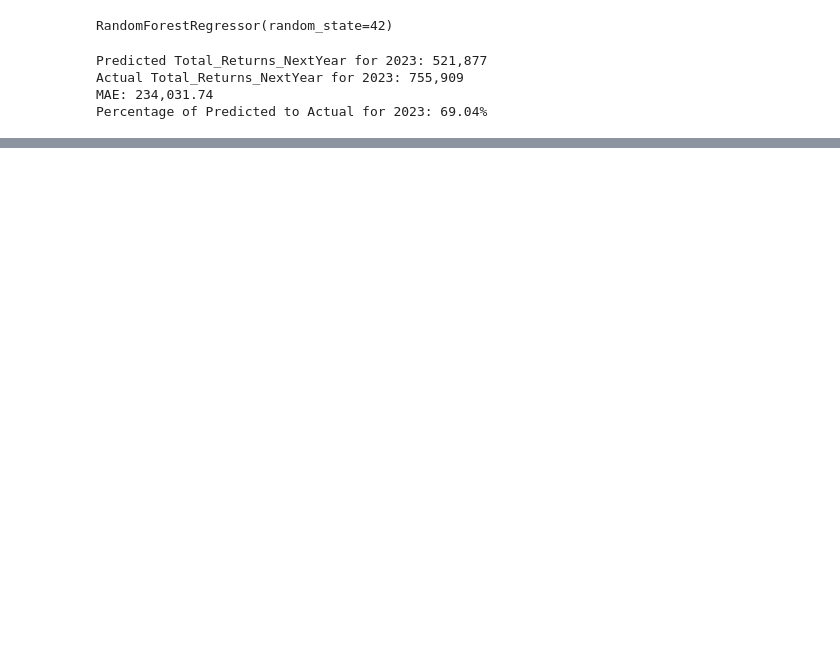
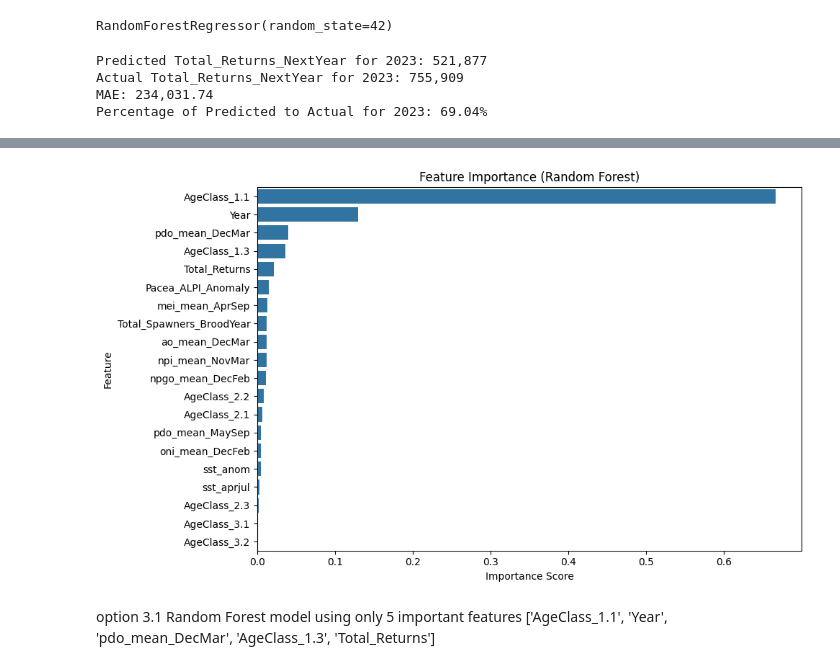
Before and after one commit to schmidj/PredictSalmonRuns, a Jupyter notebook: murilo_salmon/new_data_model01.ipynb, the cells around one changed output, grey strips where cells are left out. Saved outputs shown, nothing was run; the diff lists cells and outputs as text; code cells hidden in the pictures; blank space fills up the shorter version.

Commit message:
update file, some models and one prediction for 2025 Columbia River

```diff
--- a/murilo_salmon/new_data_model01.ipynb
+++ b/murilo_salmon/new_data_model01.ipynb
@@ -586,0 +800,18 @@ Percentage of Predicted to Actual for 2023: 69.04%
+# %%
+importances = model_rf.feature_importances_
+sorted_idx = np.argsort(importances)[::-1]
+sorted_features = [feature_cols[i] for i in sorted_idx]
+
+plt.figure(figsize=(10, 6))
+sns.barplot(x=importances[sorted_idx], y=sorted_features)
+plt.title("Feature Importance (Random Forest)")
+plt.xlabel("Importance Score")
+plt.ylabel("Feature")
+plt.tight_layout()
+plt.show()
+# %% [output]
+[figure, added]
+# %% [markdown]
+option 3.1
+Random Forest model using only 5 important features
+['AgeClass_1.1', 'Year', 'pdo_mean_DecMar', 'AgeClass_1.3', 'Total_Returns']
```
Also changed, not shown: parts of 159 cells of this notebook.
